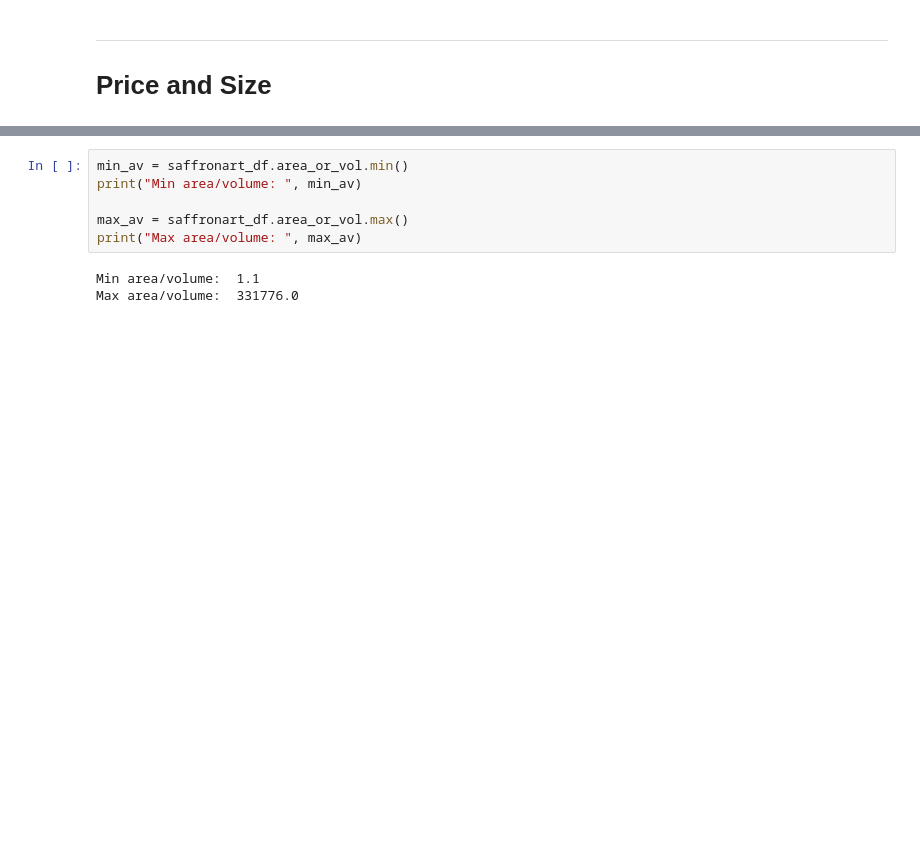
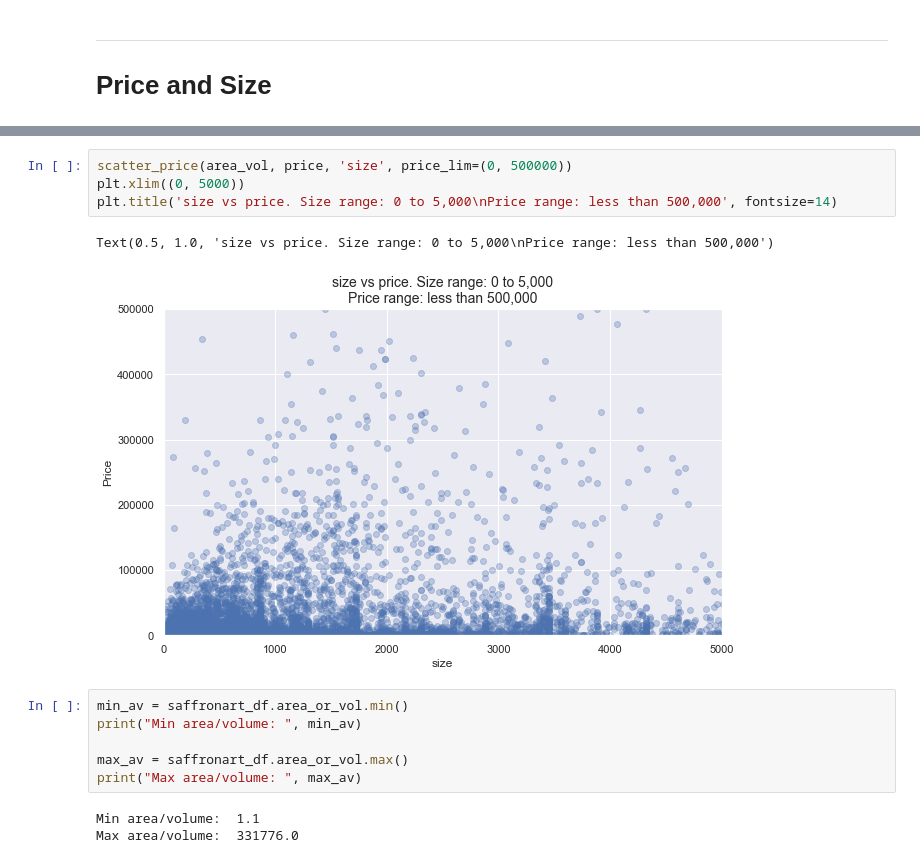
Before and after one commit to dcaohuu18/saffronart_stats_analysis, a Jupyter notebook: internal_continuous_regression.ipynb, the cells around one changed output, grey strips where cells are left out. Saved outputs shown, nothing was run; the diff lists cells and outputs as text; blank space fills up the shorter version.

```diff
--- a/internal_continuous_regression.ipynb
+++ b/internal_continuous_regression.ipynb
@@ -213,3 +250,10 @@ plt.xlim((0, 30000))
+# %%
+scatter_price(area_vol, price, 'size', price_lim=(0, 500000))
+plt.xlim((0, 5000))
+plt.title('size vs price. Size range: 0 to 5,000\nPrice range: less than 500,000', fontsize=14)
+# %% [output]
+Text(0.5, 1.0, 'size vs price. Size range: 0 to 5,000\nPrice range: less than 500,000')
+[figure, added]
 # %%
 min_av = saffronart_df.area_or_vol.min()
 print("Min area/volume: ", min_av)
```
Also changed, not shown: parts of 19 cells of this notebook.
